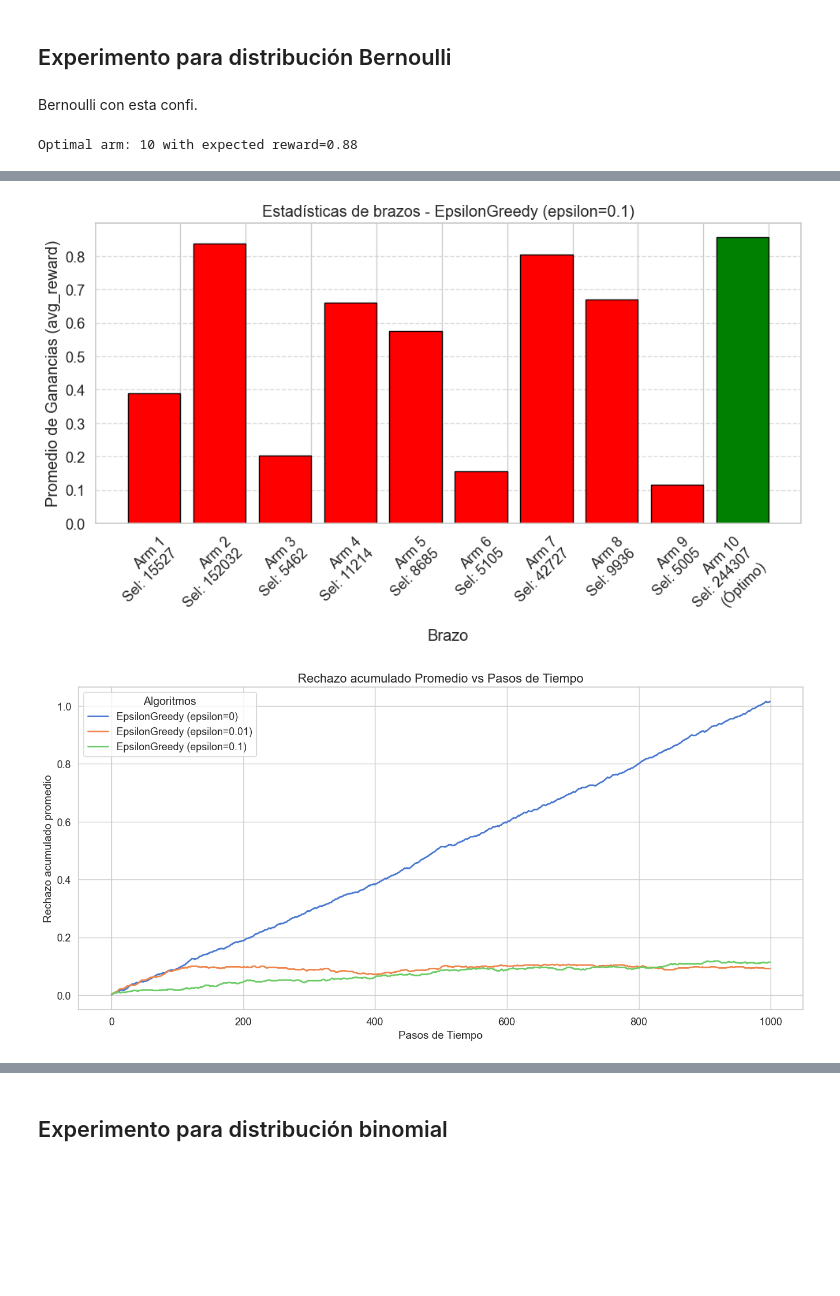
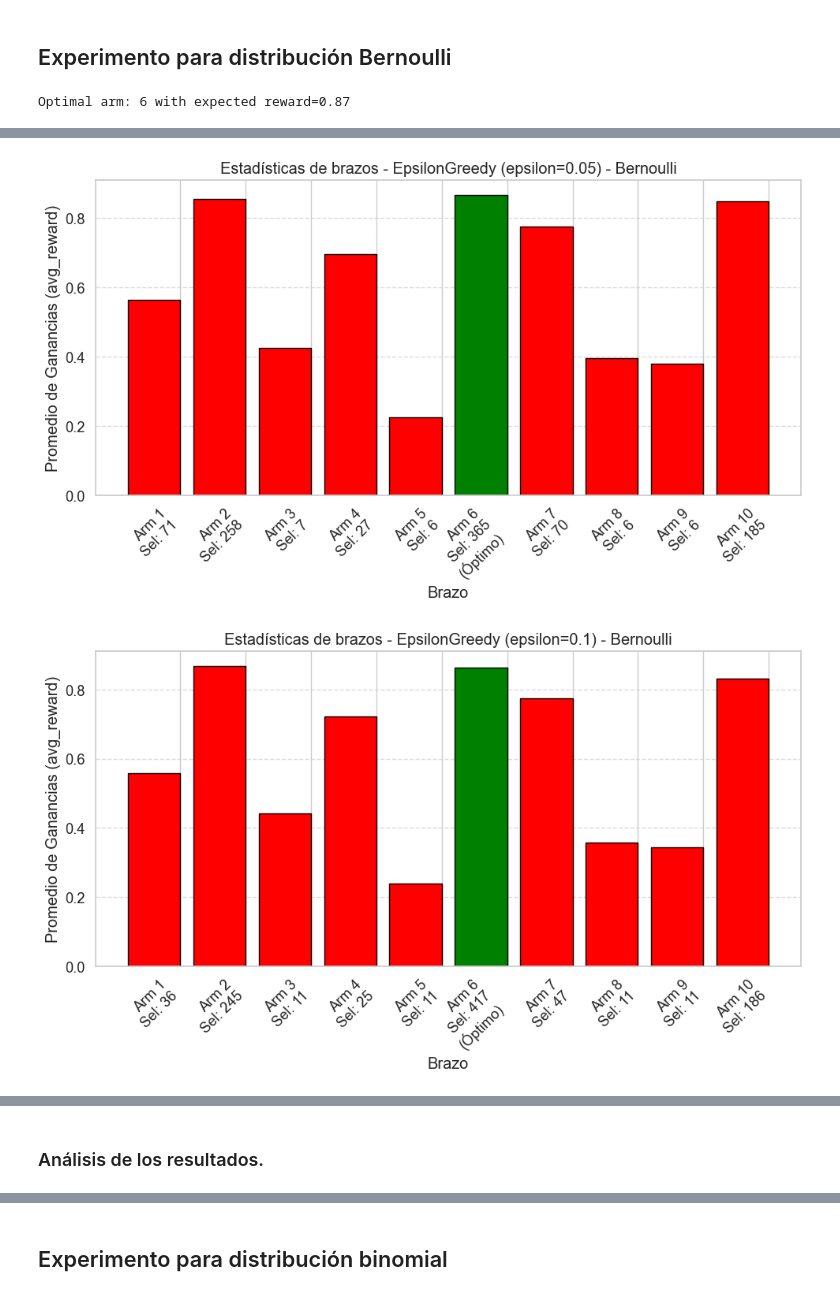
Before and after one commit to JoseHernandez11/k_brazos_JMHJDRJG, a Jupyter notebook: bandit_experiment_egreedy.ipynb, the cells around one changed output, grey strips where cells are left out. Cells and saved outputs as stored; diff of their text form; code cells hidden in the pictures; blank space fills up the shorter version.

```diff
--- a/bandit_experiment_egreedy.ipynb
+++ b/bandit_experiment_egreedy.ipynb
@@ -176,7 +169,5 @@ La imagen muestra un gráfico de líneas titulado **"Recompensa Promedio vs Paso
 # %% [markdown]
 ## Experimento para distribución Bernoulli
-# %% [markdown]
-Bernoulli con esta confi.
 # %%
 
 # Parámetros del experimento
@@ -192,17 +183,17 @@ optimal_arm = bandit.optimal_arm
 print(f"Optimal arm: {optimal_arm + 1} with expected reward={bandit.get_expected_value(optimal_arm)}")
 
 # Definir los algoritmos a comparar. En este caso son 3 algoritmos epsilon-greedy con diferentes valores de epsilon.
-algorithms = [EpsilonGreedy(k=k, epsilon=0), EpsilonGreedy(k=k, epsilon=0.01), EpsilonGreedy(k=k, epsilon=0.1)]
+algorithms = [EpsilonGreedy(k=k, epsilon=0), EpsilonGreedy(k=k, epsilon=0.01), EpsilonGreedy(k=k, epsilon=0.05), EpsilonGreedy(k=k, epsilon=0.1), EpsilonGreedy(k=k, epsilon=0.5)]
 
 # Ejecutar el experimento y obtener las recompensas promedio y promedio de las selecciones óptimas
 rewards, optimal_selections, arm_stats_list, regret_accumulated = run_experiment(bandit, algorithms, steps, runs)
 # %% [output]
-Optimal arm: 10 with expected reward=0.88
+Optimal arm: 6 with expected reward=0.87
 # %%
 
 # Graficar los resultados
-plot_average_rewards(steps, rewards, algorithms)
-plot_optimal_selections(steps, optimal_selections, algorithms)
-plot_arm_statistics(arm_stats_list, algorithms)
-plot_regret(steps, regret_accumulated, algorithms)
+plot_average_rewards(steps, rewards, algorithms, dist="Bernoulli")
+plot_optimal_selections(steps, optimal_selections, algorithms, dist="Bernoulli")
+plot_arm_statistics(arm_stats_list, algorithms, dist="Bernoulli")
+plot_regret(steps, regret_accumulated, algorithms, dist="Bernoulli")
 # %% [output]
@@ -213,2 +204,2 @@ plot_regret(steps, regret_accumulated, algorithms)
-[figure, old version]
+[figure, new version]
-[figure, old version]
+[figure, new version]
@@ -214,0 +208,2 @@ plot_regret(steps, regret_accumulated, algorithms)
+# %% [markdown]
+### Análisis de los resultados.
```
Also changed, not shown: parts of 13 cells of this notebook, 8 other files.
